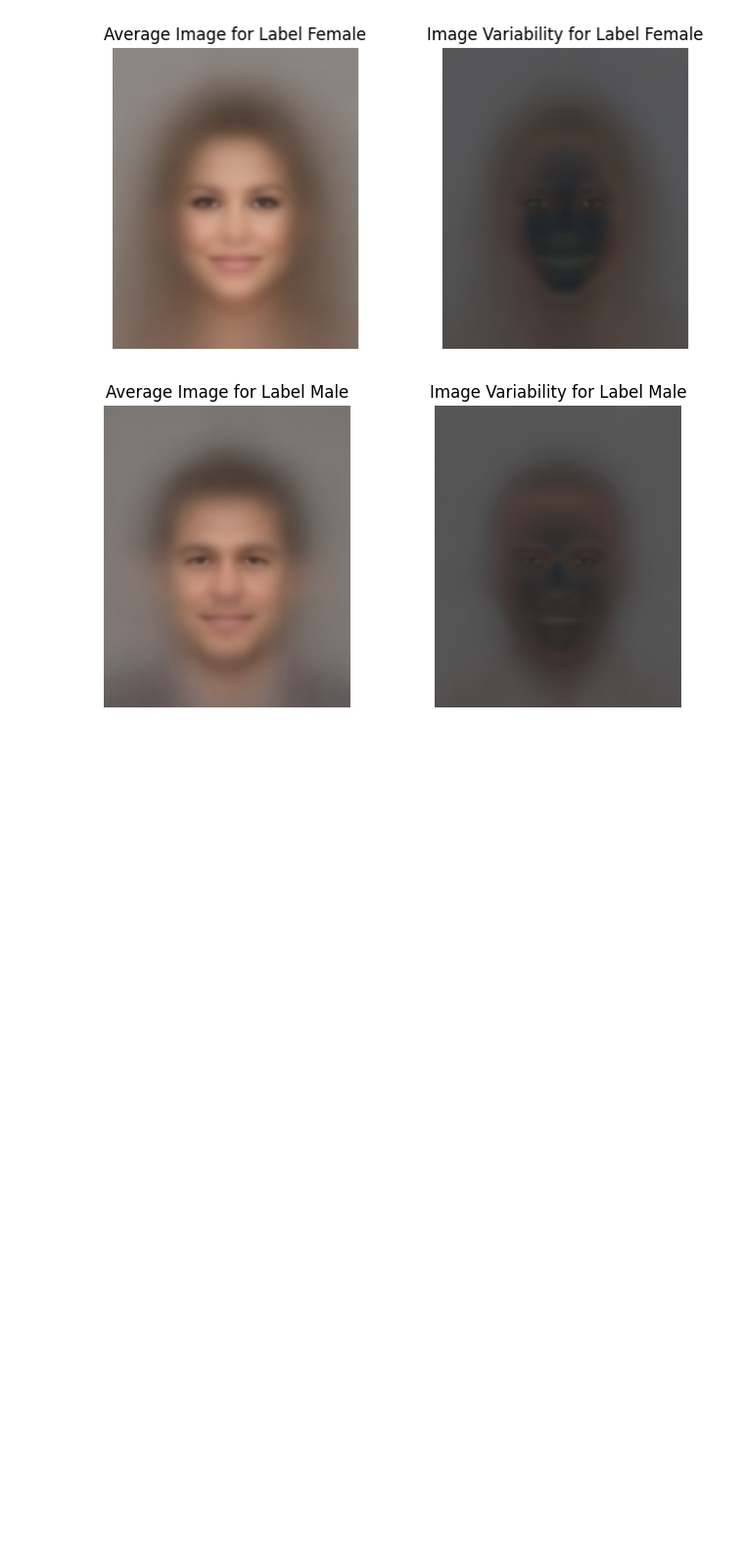
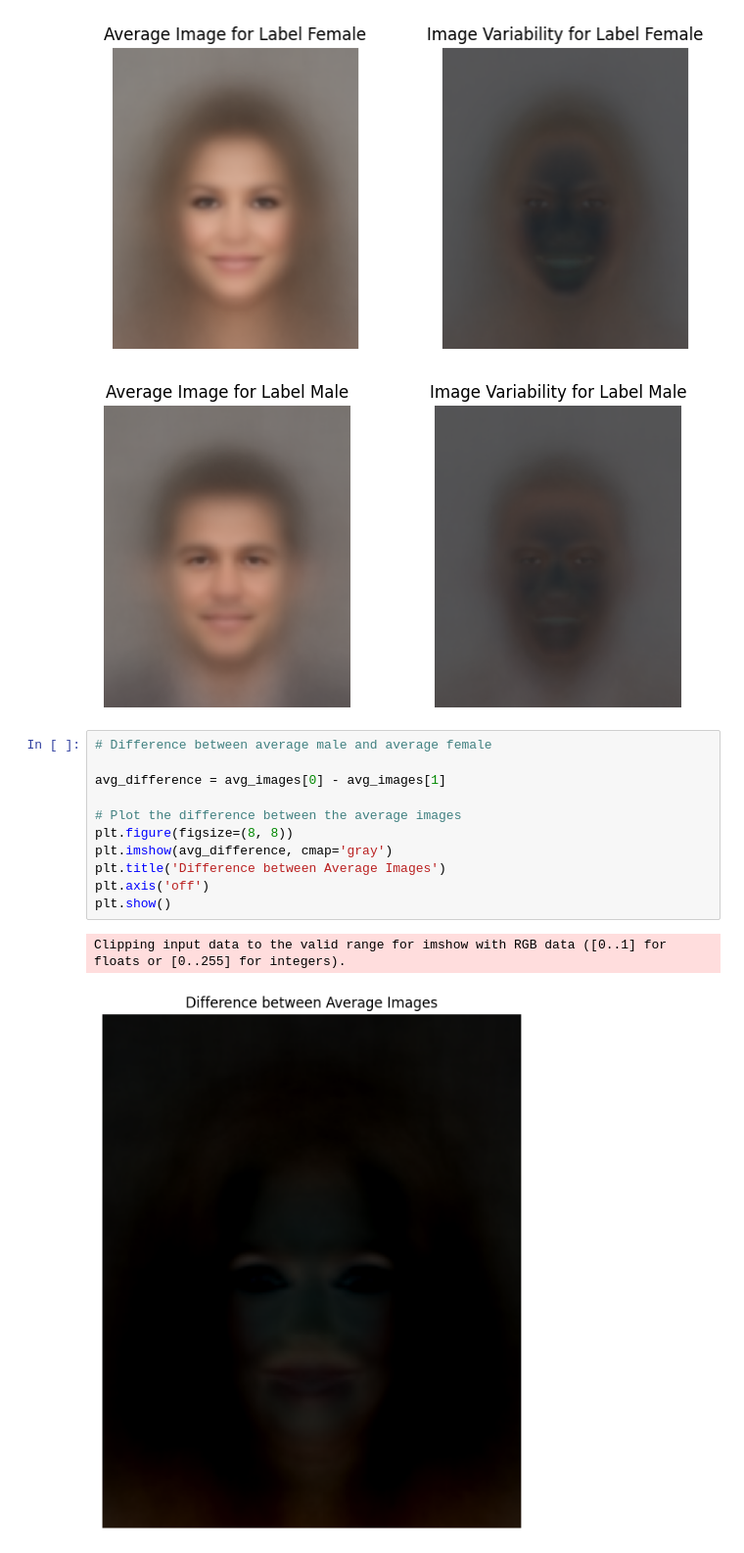
Before and after one commit to linx02/genderpredictor, a Jupyter notebook: DataUnderstanding.ipynb, the cells around one changed output. Shown at 98% size. Saved outputs shown, nothing was run; the diff lists cells and outputs as text; blank space fills up the shorter version.

Commit message:
Analyze difference avg images

```diff
--- a/DataUnderstanding.ipynb
+++ b/DataUnderstanding.ipynb
@@ -148,3 +148,17 @@ for label in unique_labels:
 # %% [output]
 [figure]
 [figure]
+# %%
+# Difference between average male and average female
+
+avg_difference = avg_images[0] - avg_images[1]
+
+# Plot the difference between the average images
+plt.figure(figsize=(8, 8))
+plt.imshow(avg_difference, cmap='gray')
+plt.title('Difference between Average Images')
+plt.axis('off')
+plt.show()
+# %% [output]
+Clipping input data to the valid range for imshow with RGB data ([0..1] for floats or [0..255] for integers).
+[figure, added]
```
Also changed, not shown: parts of 1 cell of this notebook, 2 other files.
